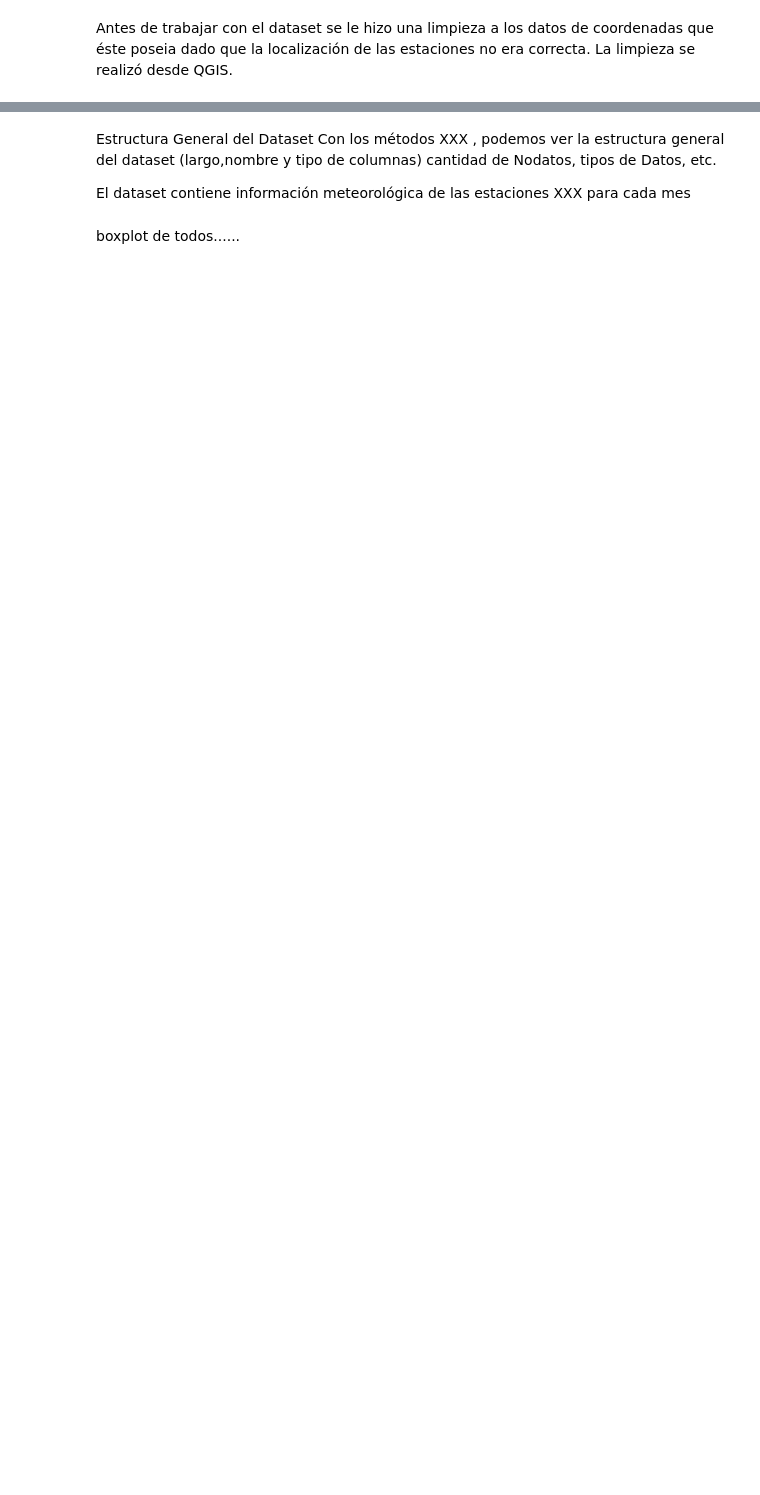
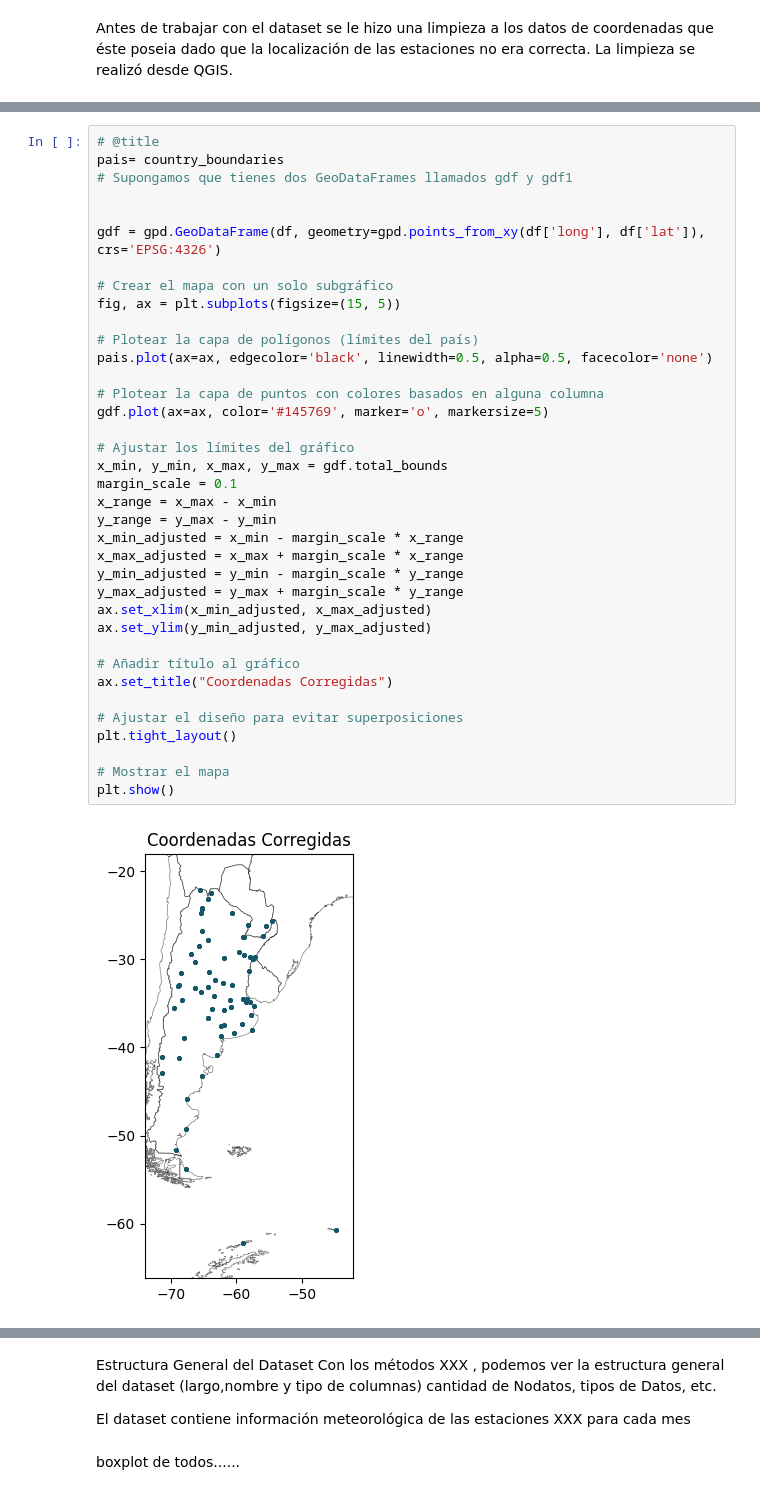
Before and after one commit to martinfernandoortiz/geoestadistica_unlp, a Jupyter notebook: final.ipynb, the cells around one changed output, grey strips where cells are left out. Drawn from its saved outputs; the diff is of its cells as text; blank space fills up the shorter version.

```diff
--- a/final.ipynb
+++ b/final.ipynb
@@ -111,0 +185,39 @@ plt.show()
+# %%
+# @title
+pais= country_boundaries
+# Supongamos que tienes dos GeoDataFrames llamados gdf y gdf1
+
+
+gdf = gpd.GeoDataFrame(df, geometry=gpd.points_from_xy(df['long'], df['lat']), crs='EPSG:4326')
+
+# Crear el mapa con un solo subgráfico
+fig, ax = plt.subplots(figsize=(15, 5))
+
+# Plotear la capa de polígonos (límites del país)
+pais.plot(ax=ax, edgecolor='black', linewidth=0.5, alpha=0.5, facecolor='none')
+
+# Plotear la capa de puntos con colores basados en alguna columna
+gdf.plot(ax=ax, color='#145769', marker='o', markersize=5)
+
+# Ajustar los límites del gráfico
+x_min, y_min, x_max, y_max = gdf.total_bounds
+margin_scale = 0.1
+x_range = x_max - x_min
+y_range = y_max - y_min
+x_min_adjusted = x_min - margin_scale * x_range
+x_max_adjusted = x_max + margin_scale * x_range
+y_min_adjusted = y_min - margin_scale * y_range
+y_max_adjusted = y_max + margin_scale * y_range
+ax.set_xlim(x_min_adjusted, x_max_adjusted)
+ax.set_ylim(y_min_adjusted, y_max_adjusted)
+
+# Añadir título al gráfico
+ax.set_title("Coordenadas Corregidas")
+
+# Ajustar el diseño para evitar superposiciones
+plt.tight_layout()
+
+# Mostrar el mapa
+plt.show()
+# %% [output]
+[figure, added]
```
Also changed, not shown: parts of 65 cells of this notebook.
